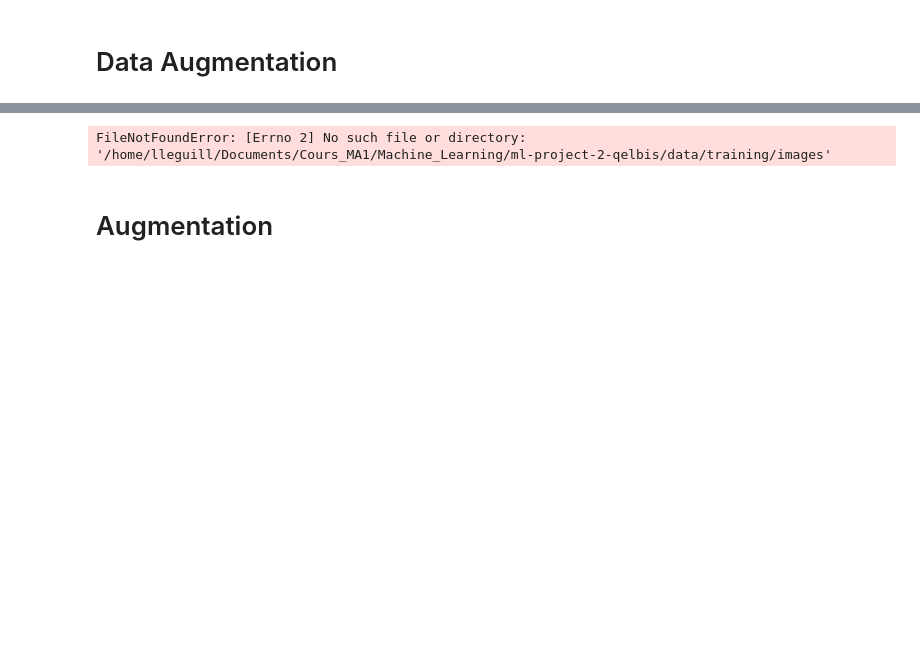
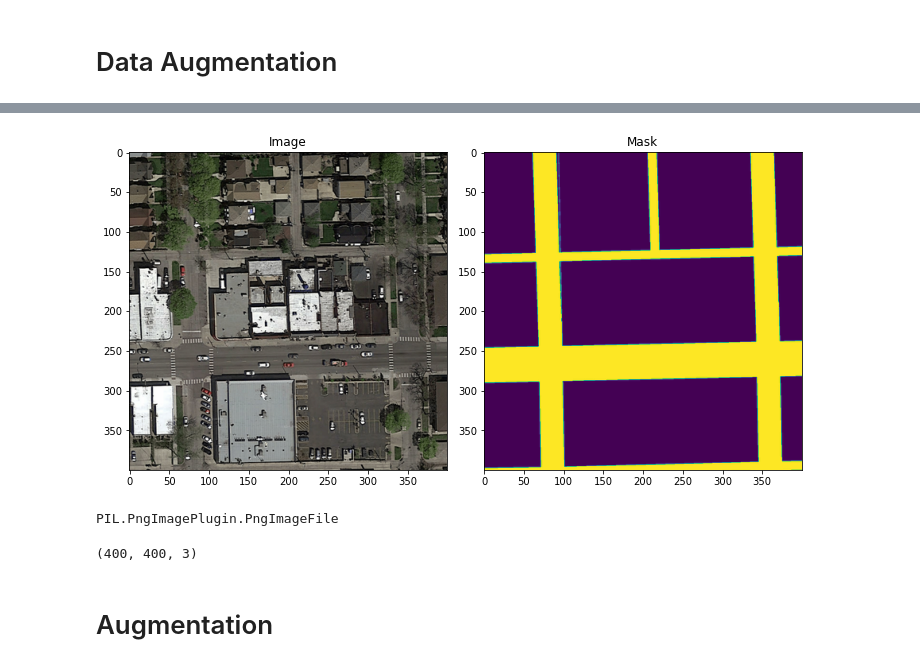
Before and after one commit to Quentin18/road-segmentation, a Jupyter notebook: Data_Augmentation.ipynb, the cells around one changed output, grey strips where cells are left out. Drawn from its saved outputs; the diff is of its cells as text; code cells hidden in the pictures; blank space fills up the shorter version.

```diff
--- a/Data_Augmentation.ipynb
+++ b/Data_Augmentation.ipynb
@@ -50,10 +48,12 @@ ImportError: cannot import name 'plot_image_mask' from 'src.plot_utils' (/home/l
 # %%
 dataset = SatelliteImagesTrainDataset(
         root_dir=DATA_TRAIN_PATH)
 
-image, mask = dataset[5]
-print('Image size:', image.shape)
-print('Mask size:', mask.shape)
-plot_image_mask(image, mask)
+image, mask = dataset[0]
+
+plot_images(image, mask)
+
+type(image)
 # %% [output]
+[figure, added]
-FileNotFoundError: [Errno 2] No such file or directory: '/home/lleguill/Documents/Cours_MA1/Machine_Learning/ml-project-2-qelbis/data/training/images'
+PIL.PngImagePlugin.PngImageFile
@@ -60,3 +62,7 @@ FileNotFoundError: [Errno 2] No such file or directory: '/home/lleguill/Document
+# %%
+image.shape
+# %% [output]
+(400, 400, 3)
 # %% [markdown]
 # Augmentation
 # %%
```
Also changed, not shown: parts of 6 cells of this notebook, 1 other file.
